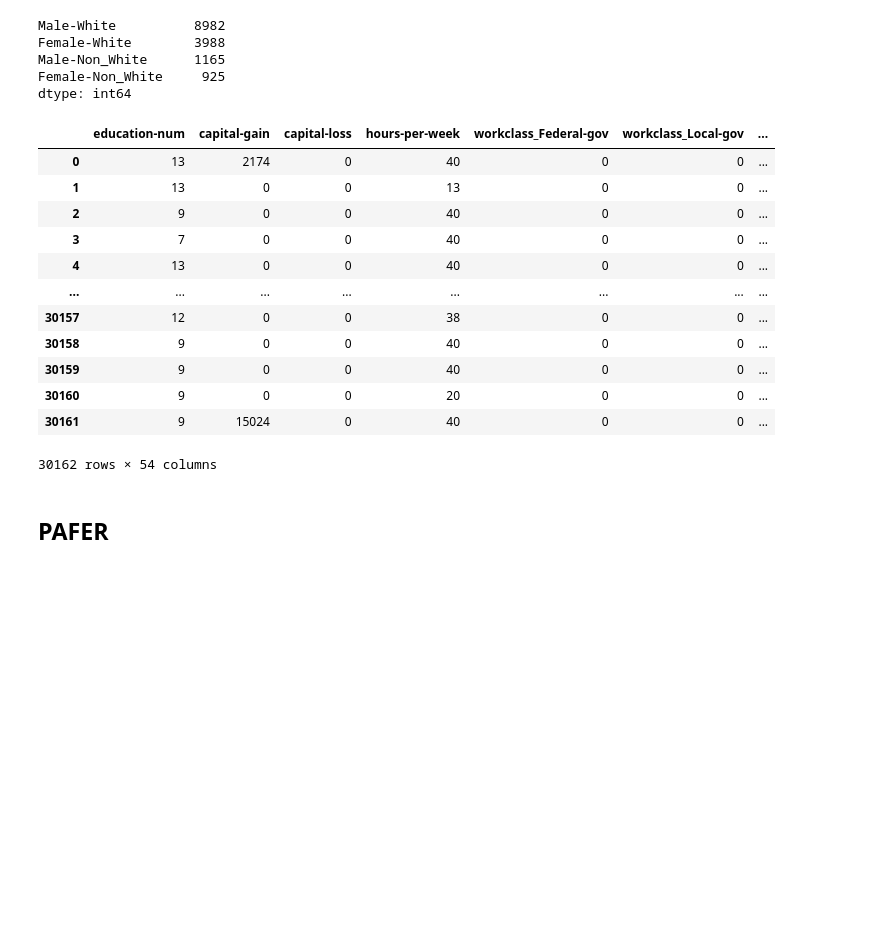
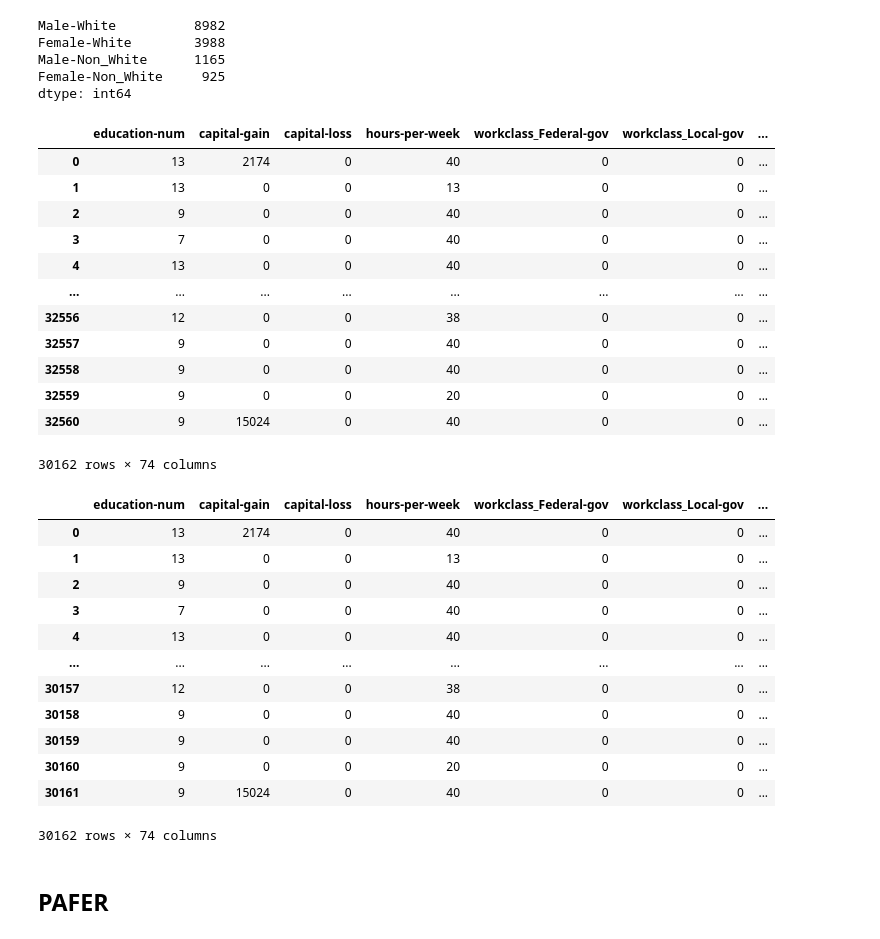
Before and after one commit to uknowwho/pafer, a Jupyter notebook: rsq1-adult.ipynb, the cells around one changed output. Saved outputs shown, nothing was run; the diff lists cells and outputs as text; code cells hidden in the pictures; blank space fills up the shorter version.

```diff
--- a/rsq1-adult.ipynb
+++ b/rsq1-adult.ipynb
@@ -94,10 +87,39 @@ Female-White        3988
 Male-Non_White      1165
 Female-Non_White     925
 dtype: int64
+# %%
+# bin the numerical features into 5 equal-width bins
+bins = 5
+
+adult_train_X["education-cat"] = pd.cut(adult_train_X["education-num"], bins=bins)
+adult_train_X["capital-gain-cat"] = pd.cut(adult_train_X["capital-gain"], bins=bins)
+adult_train_X["capital-loss-cat"] = pd.cut(adult_train_X["capital-loss"], bins=bins)
+adult_train_X["hours-per-week-cat"] = pd.cut(adult_train_X["hours-per-week"], bins=bins)
+
+# use the same bins as the trainset to ensure we can predict later
+adult_test_X["education-cat"] = pd.cut(adult_train_X["education-num"], bins=bins)
+adult_test_X["capital-gain-cat"] = pd.cut(adult_train_X["capital-gain"], bins=bins)
+adult_test_X["capital-loss-cat"] = pd.cut(adult_train_X["capital-loss"], bins=bins)
+adult_test_X["hours-per-week-cat"] = pd.cut(adult_train_X["hours-per-week"], bins=bins)
 # %%
 # convert both datasets to one-hot encoding
 adult_train_cat_X = pd.get_dummies(adult_train_X)
 adult_test_cat_X = pd.get_dummies(adult_test_X)
+adult_train_cat_X
+# %% [output]
+|  | education-num | capital-gain | capital-loss | hours-per-week | workclass_Federal-gov | workclass_Local-gov | ... |
+| 0 | 13 | 2174 | 0 | 40 | 0 | 0 | ... |
+| 1 | 13 | 0 | 0 | 13 | 0 | 0 | ... |
+| 2 | 9 | 0 | 0 | 40 | 0 | 0 | ... |
+| 3 | 7 | 0 | 0 | 40 | 0 | 0 | ... |
+| 4 | 13 | 0 | 0 | 40 | 0 | 0 | ... |
+| ... | ... | ... | ... | ... | ... | ... | ... |
+| 32556 | 12 | 0 | 0 | 38 | 0 | 0 | ... |
+| 32557 | 9 | 0 | 0 | 40 | 0 | 0 | ... |
+| 32558 | 9 | 0 | 0 | 40 | 0 | 0 | ... |
+| 32559 | 9 | 0 | 0 | 20 | 0 | 0 | ... |
+| 32560 | 9 | 15024 | 0 | 40 | 0 | 0 | ... |
+30162 rows × 74 columns
 # %%
 # reindex all datasets
 adult_train_cat_X = adult_train_cat_X.reset_index(drop=True)
@@ -130,7 +152,7 @@ adult_train_cat_X
 | 30159 | 9 | 0 | 0 | 40 | 0 | 0 | ... |
 | 30160 | 9 | 0 | 0 | 20 | 0 | 0 | ... |
 | 30161 | 9 | 15024 | 0 | 40 | 0 | 0 | ... |
-30162 rows × 54 columns
+30162 rows × 74 columns
 # %% [markdown]
 ## PAFER
 # %%
```
Also changed, not shown: parts of 17 cells of this notebook, 1 other file.
